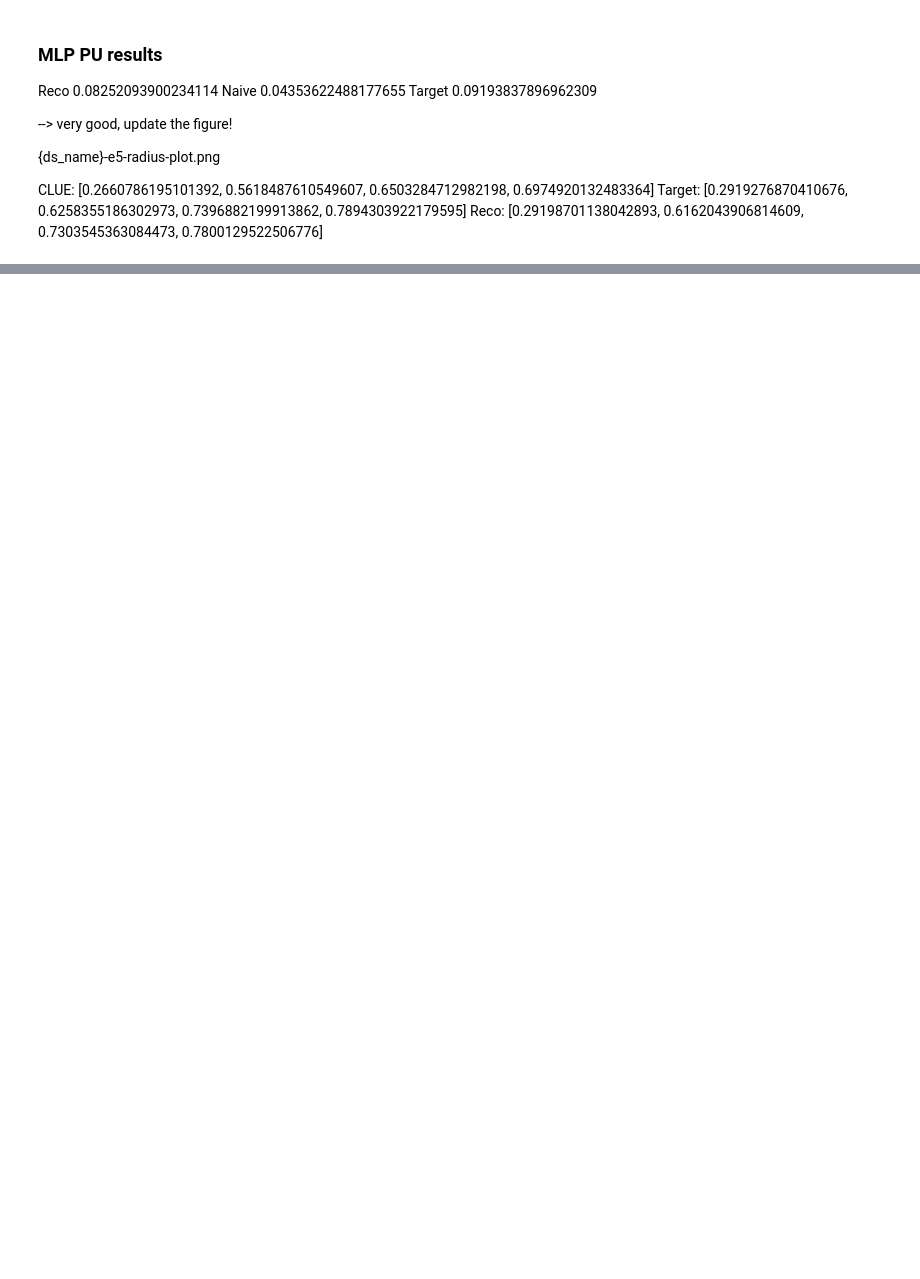
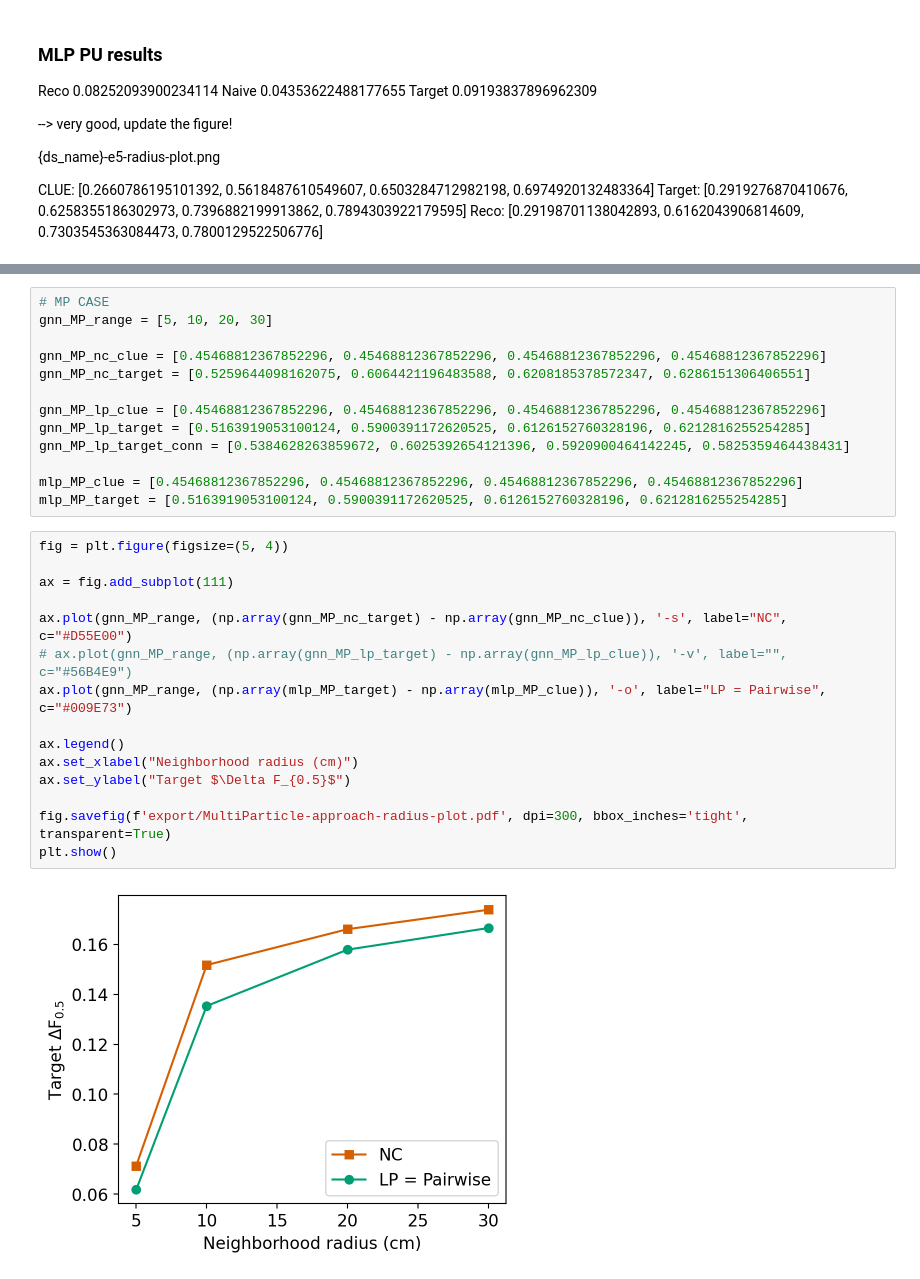
Before and after one commit to edcuba/TICLHack22_PatternReco, a Jupyter notebook: plotting.ipynb, the cells around one changed output, grey strips where cells are left out. Drawn from its saved outputs; the diff is of its cells as text; blank space fills up the shorter version.

```diff
--- a/plotting.ipynb
+++ b/plotting.ipynb
@@ -155,0 +202,30 @@ Reco: [0.29198701138042893, 0.6162043906814609, 0.7303545363084473, 0.7800129522
+# %%
+# MP CASE
+gnn_MP_range = [5, 10, 20, 30]
+
+gnn_MP_nc_clue = [0.45468812367852296, 0.45468812367852296, 0.45468812367852296, 0.45468812367852296]
+gnn_MP_nc_target = [0.5259644098162075, 0.6064421196483588, 0.6208185378572347, 0.6286151306406551]
+
+gnn_MP_lp_clue = [0.45468812367852296, 0.45468812367852296, 0.45468812367852296, 0.45468812367852296]
+gnn_MP_lp_target = [0.5163919053100124, 0.5900391172620525, 0.6126152760328196, 0.6212816255254285]
+gnn_MP_lp_target_conn = [0.5384628263859672, 0.6025392654121396, 0.5920900464142245, 0.5825359464438431]
+
+mlp_MP_clue = [0.45468812367852296, 0.45468812367852296, 0.45468812367852296, 0.45468812367852296]
+mlp_MP_target = [0.5163919053100124, 0.5900391172620525, 0.6126152760328196, 0.6212816255254285]
+# %%
+fig = plt.figure(figsize=(5, 4))
+
+ax = fig.add_subplot(111)
+
+ax.plot(gnn_MP_range, (np.array(gnn_MP_nc_target) - np.array(gnn_MP_nc_clue)), '-s', label="NC", c="#D55E00")
+# ax.plot(gnn_MP_range, (np.array(gnn_MP_lp_target) - np.array(gnn_MP_lp_clue)), '-v', label="", c="#56B4E9")
+ax.plot(gnn_MP_range, (np.array(mlp_MP_target) - np.array(mlp_MP_clue)), '-o', label="LP = Pairwise", c="#009E73")
+
+ax.legend()
+ax.set_xlabel("Neighborhood radius (cm)")
+ax.set_ylabel("Target $\Delta F_{0.5}$")
+
+fig.savefig(f'export/MultiParticle-approach-radius-plot.pdf', dpi=300, bbox_inches='tight', transparent=True)
+plt.show()
+# %% [output]
+[figure, added]
```
Also changed, not shown: parts of 12 cells of this notebook, 44 other files.
